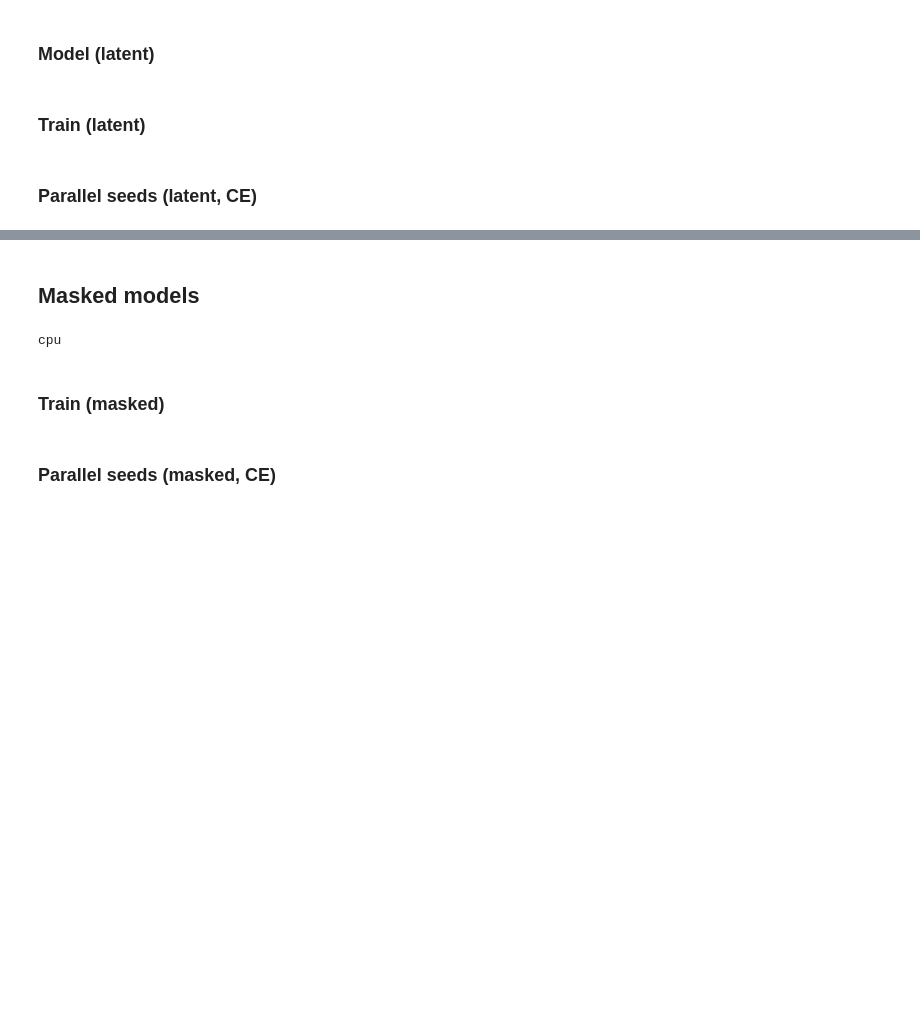
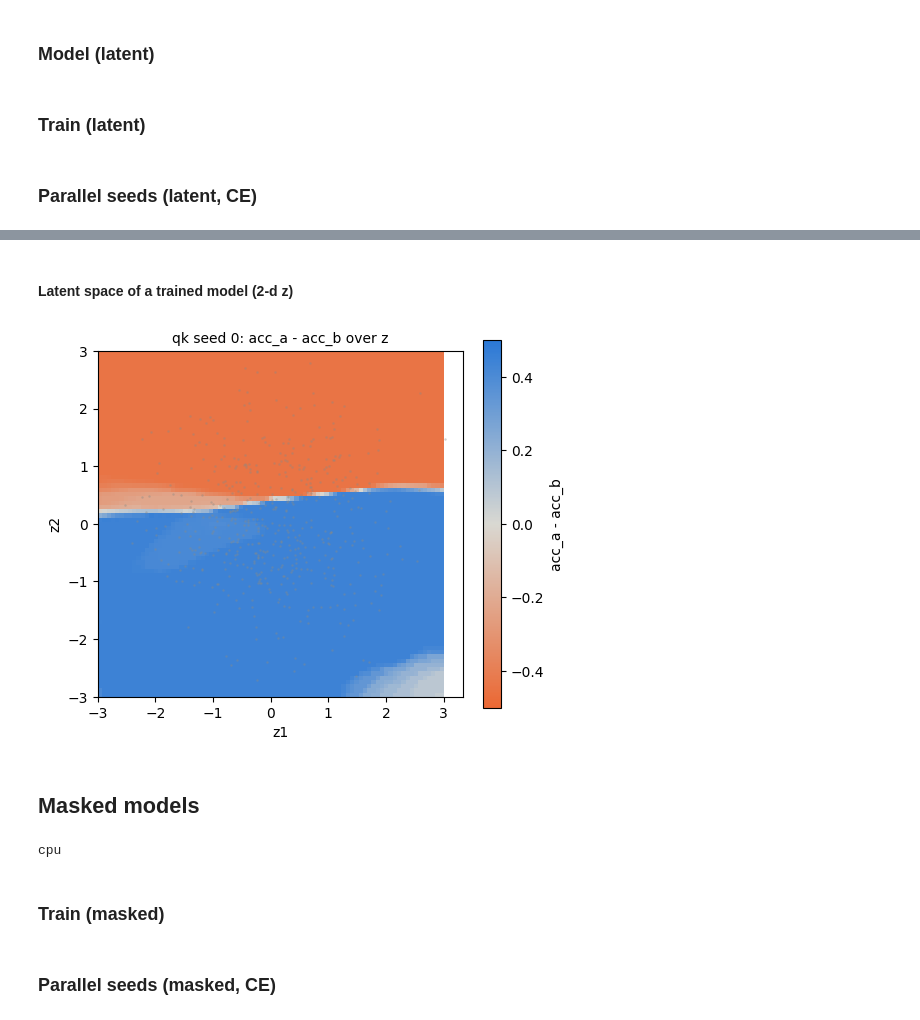
Before and after one commit to aryangarg794/sparse-ood-generalization, a Jupyter notebook: notebooks/basic_multimodality.ipynb, the cells around one changed output, grey strips where cells are left out. Cells and saved outputs as stored; diff of their text form; code cells hidden in the pictures; blank space fills up the shorter version.

Commit message:
working simple distribution over models

```diff
--- a/notebooks/basic_multimodality.ipynb
+++ b/notebooks/basic_multimodality.ipynb
@@ -3096,7 +3368,7 @@ args.num_layers = 1
 
 args.div_type = 'product'
 args.div_floor = 'squared'
-args.diversity_coef = 0
+args.diversity_coef =
 args.div_normalize = False
 args.div_target_anneal = False
 args.div_target_anneal_start = 0
@@ -3126,6 +3398,16 @@ args.ms_eps = 1e-5
 args.mode_every = 25
 args.mode_draws = 512
 
+args.masked = False
+args.div_masked_probs = True
+args.start_temp = 1.0
+args.mask_bias = 0.5
+args.separate_mask = False
+args.target_density = 0.15
+args.target_density_min = 0.05
+args.sparsity_floor = 'squared'
+args.div_smooth = 0.0
+
 
 par_results_latent = run_seeds_parallel_latent(args, args.seeds, n_workers=6, plot=False)
 
@@ -3143,3 +3497,66 @@ KeyboardInterrupt:
+# %% [markdown]
+#### Latent space of a trained model (2-d z)
+# %%
+import copy
+from matplotlib.colors import LinearSegmentedColormap
+
+
+@torch.no_grad()
+def draw_latent_space(state, args, n_draws=512, n_test=512, lim=3.0, res=81, space='z', title=''):
+    args = copy.copy(args)
+    args.num_embeddings = args.width * args.width
+    model = LatentTransformerAgent(args).to(DEVICE)
+    model.load_state_dict(state)
+    model.eval()
+    wg = model.weight_generator
+    assert wg.z_dim == 2, f'draws the 2-d latent space; this model has z_dim = {wg.z_dim}'
+    flow = hasattr(wg, 'lflow')
+    assert space == 'z' or flow, "space='u' needs the latent flow"
+    gen = (lambda u: LatentWeightGenerator.decode(wg, u)) if space == 'u' else wg.decode
+    _, _, test_sets, _ = get_shapes_datasets(1000, '../data/shapes', args.width, False)
+    sets = []
+    for i in (1, 2):     # the test files are sorted (positives first): a fixed random sample
+        idx = torch.randperm(len(test_sets[i].y), generator=torch.Generator().manual_seed(0))[:n_test]
+        sets.append((test_sets[i].x.flatten(start_dim=1)[idx].to(DEVICE), test_sets[i].y.squeeze(-1)[idx].float().to(DEVICE)))
+
+    def acc_diff(z, chunk=32):
+        out = []
+        for zc in z.split(chunk):
+            w = gen(zc.to(DEVICE))
+            acc = []
+            for x, y in sets:
+                lg = model.predict(model.hidden_from_weights(x.repeat(len(zc), 1), w))
+                lg = (lg.squeeze(-1) if args.loss == 'bce' else lg[..., 1] - lg[..., 0]).view(len(zc), -1)
+                acc.append(((lg > 0).float() == y).float().mean(1))
+            out.append(acc[0] - acc[1])
+        return torch.cat(out).cpu()
+
+    z = torch.randn(n_draws, 2, generator=torch.Generator().manual_seed(2468))
+    if space == 'u':
+        z = wg.T(z.to(DEVICE)).cpu()
+    d = acc_diff(z)
+    ax_ = torch.linspace(-lim, lim, res)
+    Z1, Z2 = torch.meshgrid(ax_, ax_, indexing='ij')
+    dg = acc_diff(torch.stack([Z1.flatten(), Z2.flatten()], 1)).view(res, res)
+
+    cmap = LinearSegmentedColormap.from_list('ab', ['#eb6834', '#d9d8d2', '#2a78d6'])    # B orange, neither grey, A blue
+    fig, ax = plt.subplots(figsize=(5.4, 4.6))
+    im = ax.imshow(dg.T.numpy(), origin='lower', extent=(-lim, lim, -lim, lim), cmap=cmap, vmin=-0.5, vmax=0.5)
+    ax.scatter(z[:, 0], z[:, 1], s=3, c='#8a8a85', alpha=0.4, linewidths=0)
+    ax.set_xlabel(f'{space}1'); ax.set_ylabel(f'{space}2')
+    fig.colorbar(im, ax=ax, fraction=0.046, label='acc_a - acc_b')
+    ax.set_title(title or f'{n_draws} draws: A {(d > 0.2).float().mean():.0%}, B {(d < -0.2).float().mean():.0%}, '
+                          f'neither {(d.abs() <= 0.2).float().mean():.0%}', fontsize=10)
+    fig.tight_layout()
+    plt.show()
+
+
+seed = next((s for s, r in par_results_qk.items() if r[2]['mode_final'] and r[2]['mode_final']['both']), args_qk.seeds[0])
+draw_latent_space(par_results_qk[seed][3], args_qk, title=f'qk seed {seed}: acc_a - acc_b over z')
+if args_qk.latent_flow:
+    draw_latent_space(par_results_qk[seed][3], args_qk, space='u', title=f'qk seed {seed}: acc_a - acc_b over u = T(z)')
+# %% [output]
+[figure, added]
 # %% [markdown]
 ## Masked models
 # %%
```
Also changed, not shown: parts of 6 cells of this notebook.
